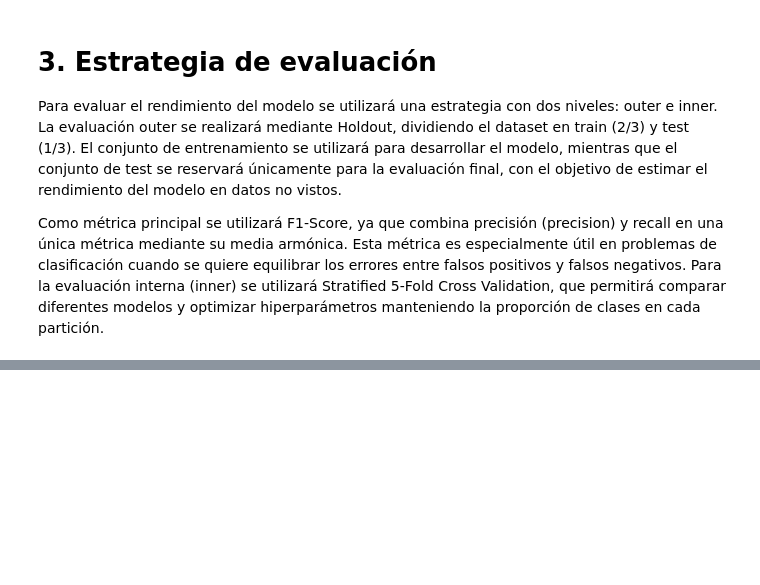
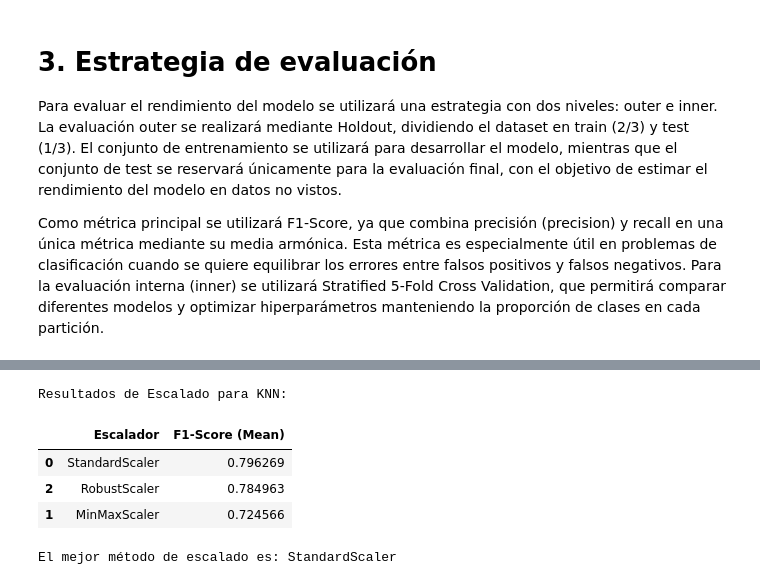
Before and after one commit to 100522254/Proyecto-Aprendizaje-Autom-tico, a Jupyter notebook: notebook1.ipynb, the cells around one changed output, grey strips where cells are left out. Saved outputs shown, nothing was run; the diff lists cells and outputs as text; code cells hidden in the pictures; blank space fills up the shorter version.

```diff
--- a/notebook1.ipynb
+++ b/notebook1.ipynb
@@ -177,0 +192,64 @@ cv_inner = StratifiedKFold(
+# %%
+from sklearn.pipeline import Pipeline
+from sklearn.compose import ColumnTransformer
+from sklearn.preprocessing import StandardScaler, MinMaxScaler, RobustScaler, OneHotEncoder
+from sklearn.impute import SimpleImputer
+from sklearn.neighbors import KNeighborsClassifier
+from sklearn.model_selection import cross_val_score, StratifiedKFold
+import time
+
+# Identificamos tipos de variables para el pipeline
+# Nota: 'pdays_contacted' ya está en X_train según vuestro EDA
+numeric_cols = X_train.select_dtypes(include=['int64', 'float64']).columns.tolist()
+categorical_cols = X_train.select_dtypes(include=['object', 'category']).columns.tolist()
+
+# Definimos el esquema de validación interna (Inner Evaluation)
+cv_inner = StratifiedKFold(n_splits=5, shuffle=True, random_state=SEED)
+
+scalers = {
+    'StandardScaler': StandardScaler(),
+    'MinMaxScaler': MinMaxScaler(),
+    'RobustScaler': RobustScaler()
+}
+
+scaling_results = []
+
+for name, scaler in scalers.items():
+    # Pipeline de preprocesamiento
+    preprocessor = ColumnTransformer(transformers=[
+        ('num', Pipeline(steps=[
+            ('imputer', SimpleImputer(strategy='median')),
+            ('scaler', scaler)
+        ]), numeric_cols),
+        ('cat', Pipeline(steps=[
+            ('imputer', SimpleImputer(strategy='most_frequent')),
+            ('onehot', OneHotEncoder(handle_unknown='ignore'))
+        ]), categorical_cols)
+    ])
+
+    # Pipeline completo con KNN
+    model_pipeline = Pipeline(steps=[
+        ('preprocessor', preprocessor),
+        ('knn', KNeighborsClassifier()) # k=5 por defecto
+    ])
+
+    # Evaluación con la métrica decidida: f1_weighted
+    scores = cross_val_score(model_pipeline, X_train, y_train, cv=cv_inner, scoring='f1_weighted')
+    scaling_results.append({'Escalador': name, 'F1-Score (Mean)': scores.mean()})
+
+# Presentación de resultados
+df_scaling = pd.DataFrame(scaling_results).sort_values(by='F1-Score (Mean)', ascending=False)
+print("Resultados de Escalado para KNN:")
+display(df_scaling)
+
+# Elegimos el mejor para el resto de la práctica
+best_scaler_name = df_scaling.iloc[0]['Escalador']
+best_scaler = scalers[best_scaler_name]
+print(f"\nEl mejor método de escalado es: {best_scaler_name}")
+# %% [output]
+Resultados de Escalado para KNN:
+|  | Escalador | F1-Score (Mean) |
+| 0 | StandardScaler | 0.796269 |
+| 2 | RobustScaler | 0.784963 |
+| 1 | MinMaxScaler | 0.724566 |
+El mejor método de escalado es: StandardScaler
```
Also changed, not shown: parts of 11 cells of this notebook.
